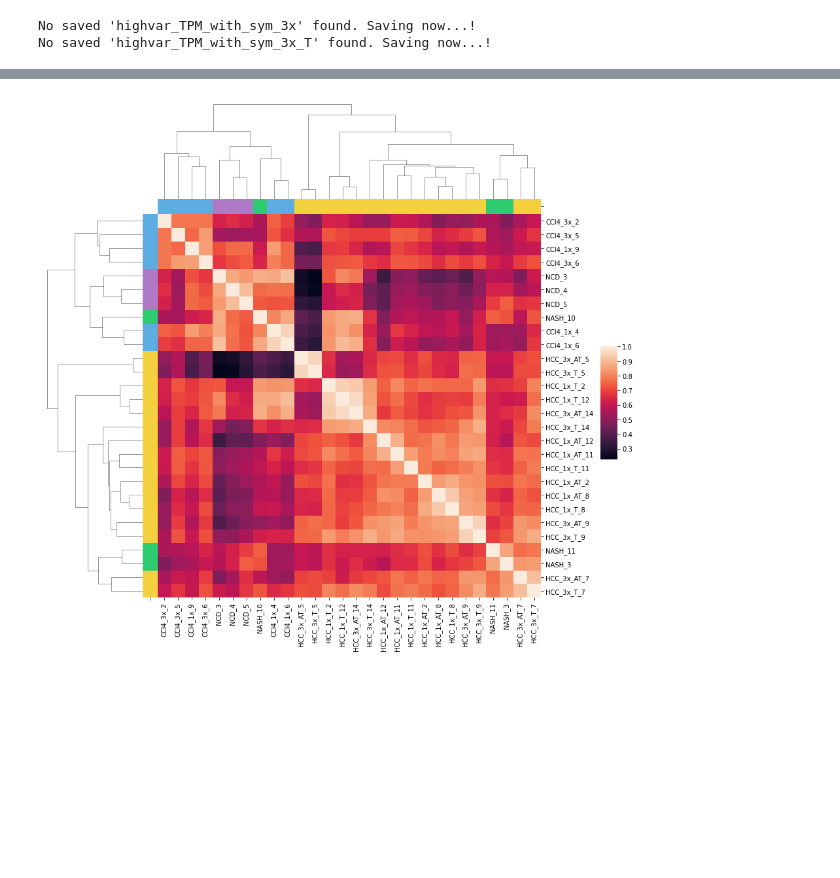
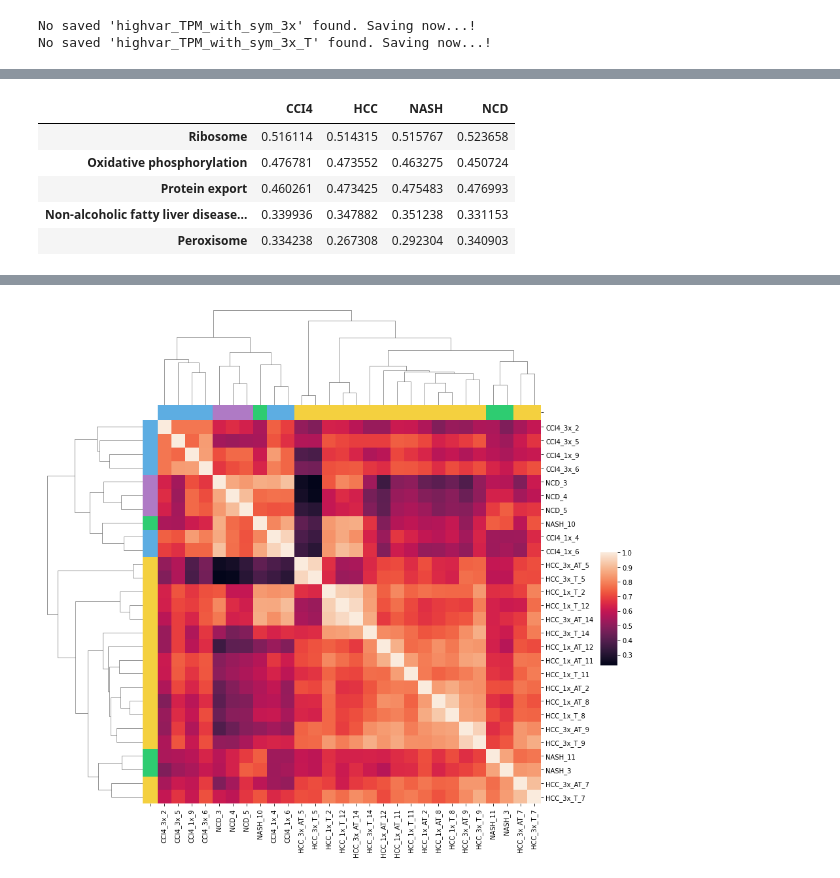
Before and after one commit to jigsaw-snu/NASH_HCC_liver-KRIBB_2022, a Jupyter notebook: srcs/rsem_star_deseq/sample_qc.ipynb, the cells around one changed output, grey strips where cells are left out. Drawn from its saved outputs; the diff is of its cells as text; code cells hidden in the pictures; blank space fills up the shorter version.

```diff
--- a/srcs/rsem_star_deseq/sample_qc.ipynb
+++ b/srcs/rsem_star_deseq/sample_qc.ipynb
@@ -1083,3 +1114,12 @@ test4.to_excel("test4.xlsx")
+# %%
+test_grp.sort_values('CCI4', ascending=False).head()
+# %% [output]
+|  | CCI4 | HCC | NASH | NCD |
+| Ribosome | 0.516114 | 0.514315 | 0.515767 | 0.523658 |
+| Oxidative phosphorylation | 0.476781 | 0.473552 | 0.463275 | 0.450724 |
+| Protein export | 0.460261 | 0.473425 | 0.475483 | 0.476993 |
+| Non-alcoholic fatty liver disease... | 0.339936 | 0.347882 | 0.351238 | 0.331153 |
+| Peroxisome | 0.334238 | 0.267308 | 0.292304 | 0.340903 |
 # %%
 test3.loc[["Hepatitis B","Hepatitis C", "Hepatocellular carcinoma", "Viral carcinogenesis", "Chemical carcinogenesis", "Non-alcoholic fatty liver disease (NAFLD)", "p53 signaling pathway"], :].reindex(sorted(test3.columns), axis=1)
 # %% [output]
```
Also changed, not shown: parts of 5 cells of this notebook, 8 other files.
